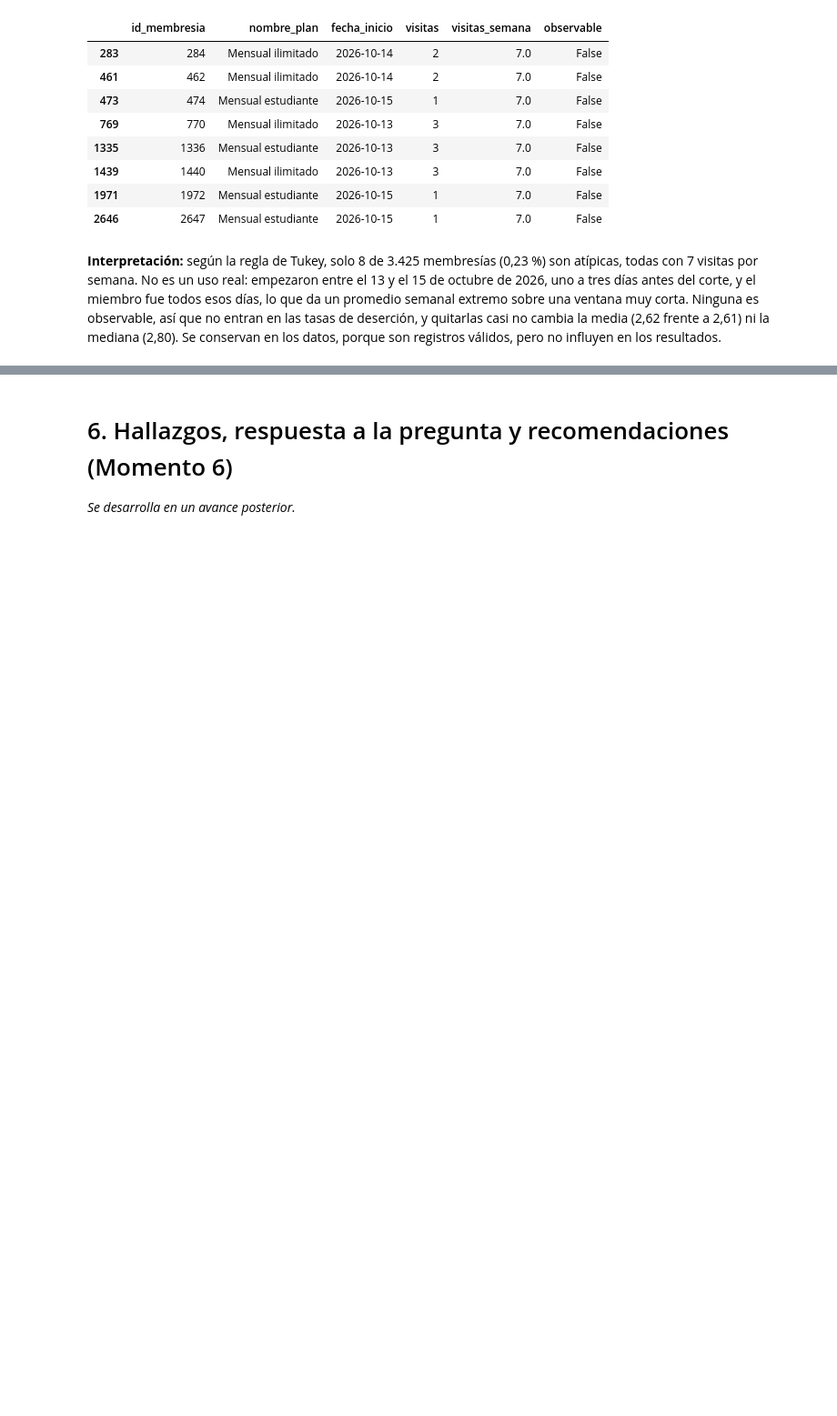
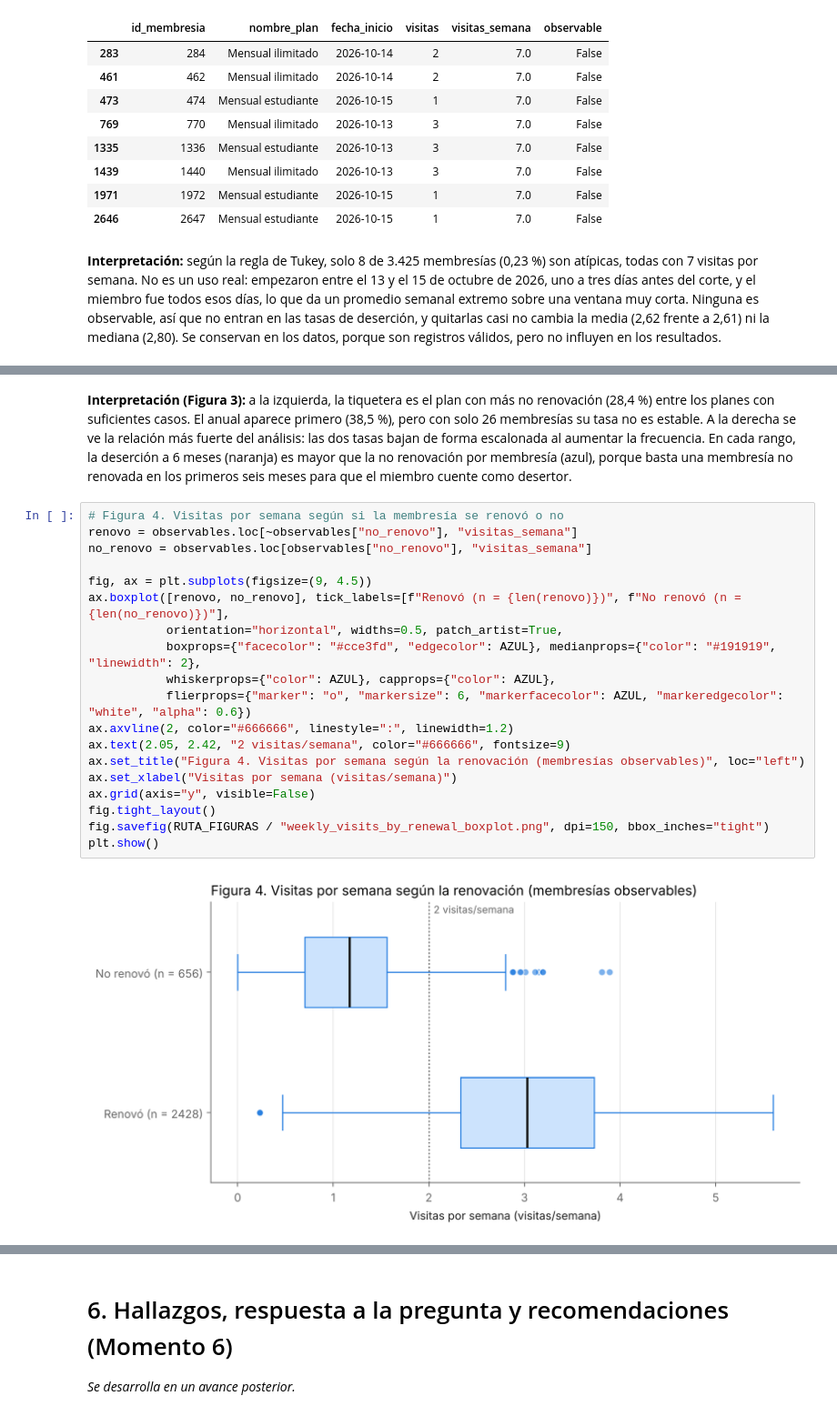
Before and after one commit to juanmejia017/PandasZonafitevolution, a Jupyter notebook: notebooks/analytical_report.ipynb, the cells around one changed output, grey strips where cells are left out. Shown at 91% size. Saved outputs shown, nothing was run; the diff lists cells and outputs as text; blank space fills up the shorter version.

```diff
--- a/notebooks/analytical_report.ipynb
+++ b/notebooks/analytical_report.ipynb
@@ -725,0 +773,23 @@ Mediana con atípicos: 2.80 · sin atípicos: 2.80
+# %% [markdown]
+**Interpretación (Figura 3):** a la izquierda, la tiquetera es el plan con más no renovación (28,4 %) entre los planes con suficientes casos. El anual aparece primero (38,5 %), pero con solo 26 membresías su tasa no es estable. A la derecha se ve la relación más fuerte del análisis: las dos tasas bajan de forma escalonada al aumentar la frecuencia. En cada rango, la deserción a 6 meses (naranja) es mayor que la no renovación por membresía (azul), porque basta una membresía no renovada en los primeros seis meses para que el miembro cuente como desertor.
+# %%
+# Figura 4. Visitas por semana según si la membresía se renovó o no
+renovo = observables.loc[~observables["no_renovo"], "visitas_semana"]
+no_renovo = observables.loc[observables["no_renovo"], "visitas_semana"]
+
+fig, ax = plt.subplots(figsize=(9, 4.5))
+ax.boxplot([renovo, no_renovo], tick_labels=[f"Renovó (n = {len(renovo)})", f"No renovó (n = {len(no_renovo)})"],
+           orientation="horizontal", widths=0.5, patch_artist=True,
+           boxprops={"facecolor": "#cce3fd", "edgecolor": AZUL}, medianprops={"color": "#191919", "linewidth": 2},
+           whiskerprops={"color": AZUL}, capprops={"color": AZUL},
+           flierprops={"marker": "o", "markersize": 6, "markerfacecolor": AZUL, "markeredgecolor": "white", "alpha": 0.6})
+ax.axvline(2, color="#666666", linestyle=":", linewidth=1.2)
+ax.text(2.05, 2.42, "2 visitas/semana", color="#666666", fontsize=9)
+ax.set_title("Figura 4. Visitas por semana según la renovación (membresías observables)", loc="left")
+ax.set_xlabel("Visitas por semana (visitas/semana)")
+ax.grid(axis="y", visible=False)
+fig.tight_layout()
+fig.savefig(RUTA_FIGURAS / "weekly_visits_by_renewal_boxplot.png", dpi=150, bbox_inches="tight")
+plt.show()
+# %% [output]
+[figure, added]
```
Also changed, not shown: parts of 7 cells of this notebook, 7 other files.
